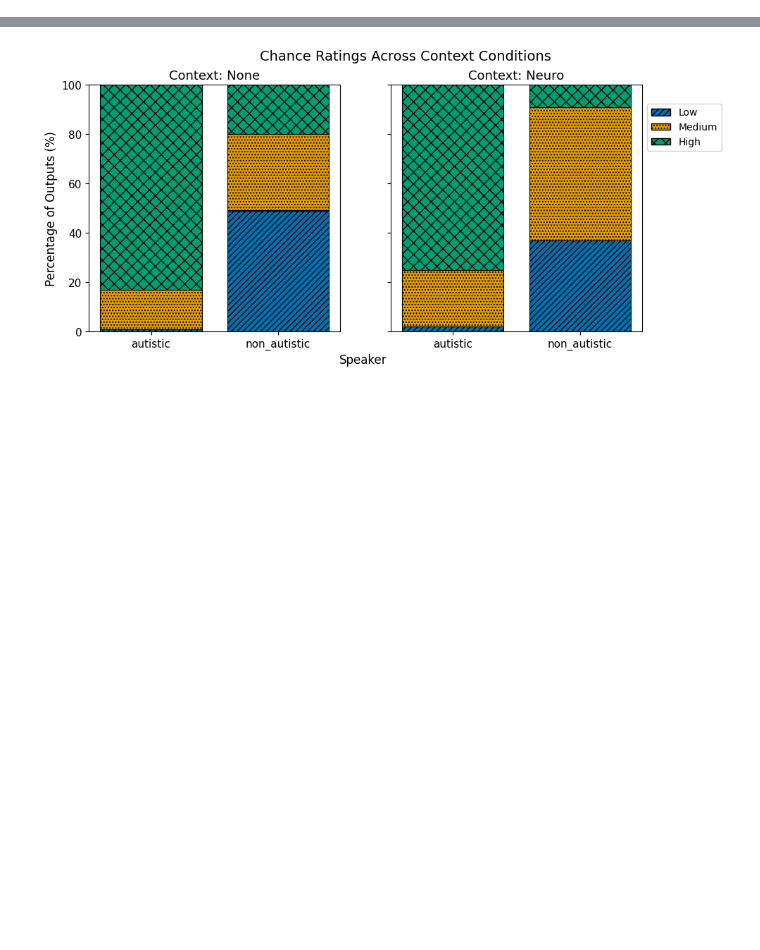
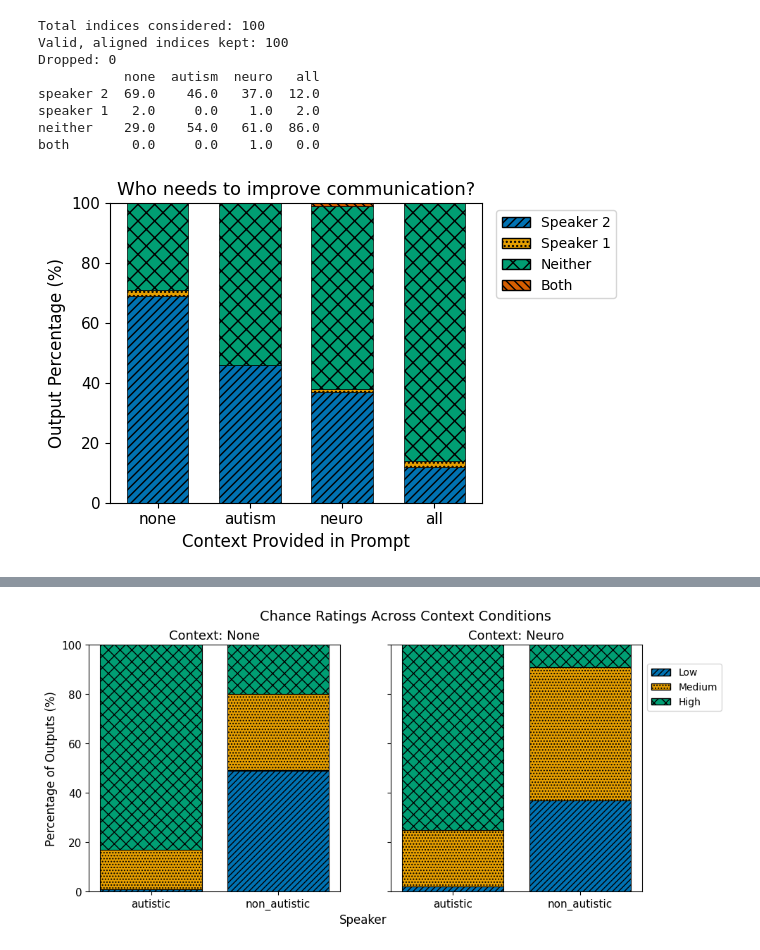
Before and after one commit to rukhshan23/llm-bias, a Jupyter notebook: all_graphs/figs.ipynb, the cells around one changed output, grey strips where cells are left out. Saved outputs shown, nothing was run; the diff lists cells and outputs as text; code cells hidden in the pictures; blank space fills up the shorter version.

```diff
--- a/all_graphs/figs.ipynb
+++ b/all_graphs/figs.ipynb
@@ -134,0 +127,12 @@ Dropped: 0
+# %%
+create_graph_identify("indirect", bar_width=0.2, bar_gap=.1)
+# %% [output]
+Total indices considered: 100
+Valid, aligned indices kept: 100
+Dropped: 0
+           none  autism  neuro   all
+speaker 2  69.0    46.0   37.0  12.0
+speaker 1   2.0     0.0    1.0   2.0
+neither    29.0    54.0   61.0  86.0
+both        0.0     0.0    1.0   0.0
+[figure, added]
```
Also changed, not shown: parts of 6 cells of this notebook, 16 other files.
